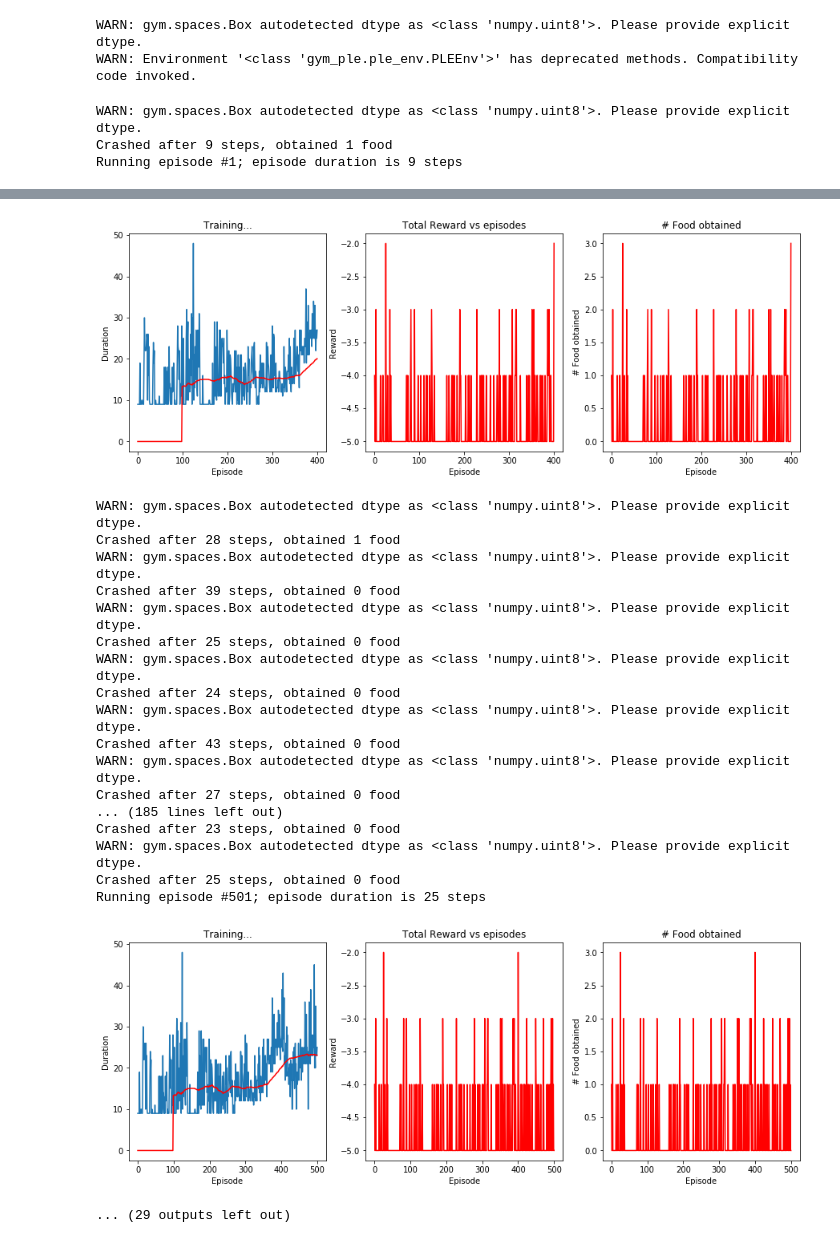
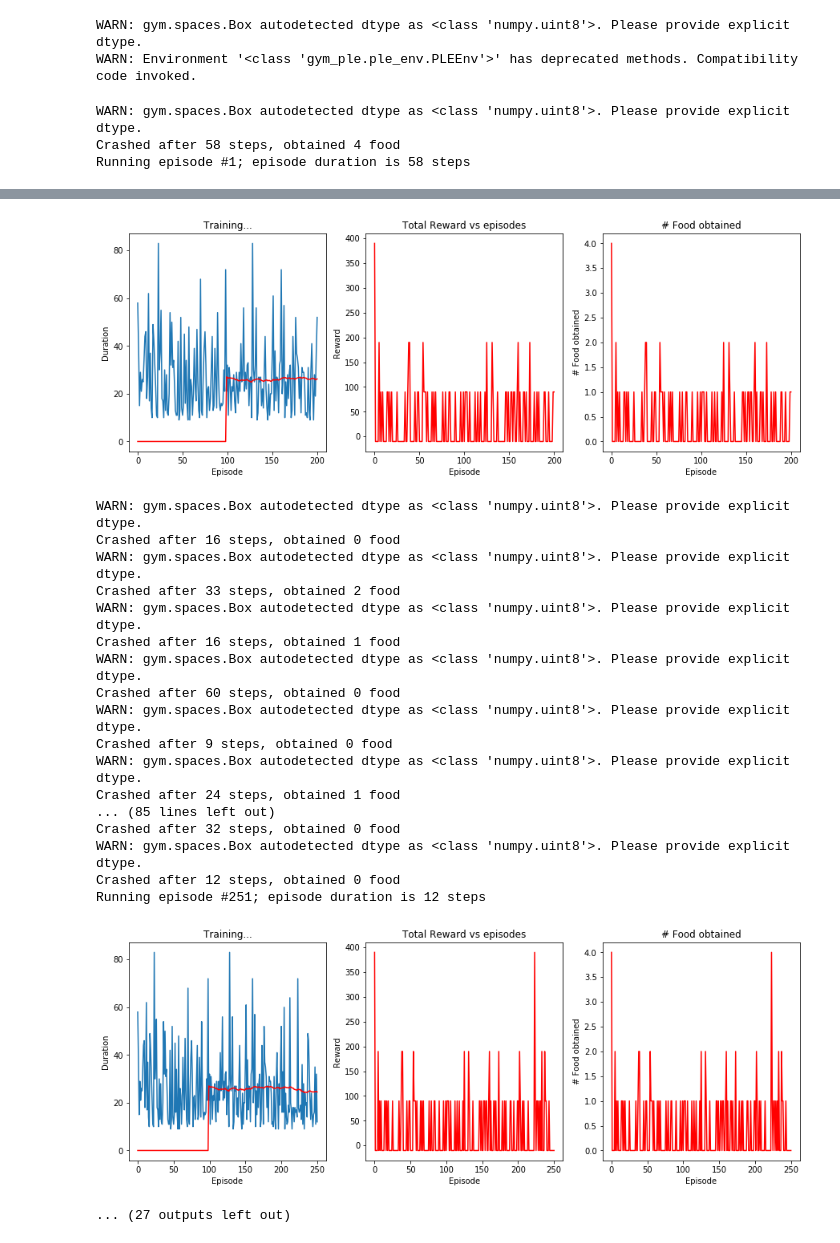
Before and after one commit to AISaturdays/Atari-DQN, a Jupyter notebook: Playground.ipynb, the cells around one changed output, grey strips where cells are left out. Saved outputs shown, nothing was run; the diff lists cells and outputs as text; code cells hidden in the pictures.

```diff
--- a/Playground.ipynb
+++ b/Playground.ipynb
@@ -45,15 +46,15 @@ env.seed(1234)
 WARN: gym.spaces.Box autodetected dtype as <class 'numpy.uint8'>. Please provide explicit dtype.
 WARN: Environment '<class 'gym_ple.ple_env.PLEEnv'>' has deprecated methods. Compatibility code invoked.
 # %%
+# declare namedtuple
 Transition = namedtuple('Transition',
                         ('prev_state', 'action', 'frame_stack', 'reward'))
 
-# Transition = namedtuple('Transition',
-#                         ('state', 'action', 'next_state', 'reward'))
-
 
 class ReplayMemory(object):
-
+    """
+    Replay Memory stores replays to be used when optimizing parameteres (experience replay)
+    """
     def __init__(self, capacity):
         self.capacity = capacity
         self.memory = []
@@ -67,6 +68,9 @@ class ReplayMemory(object):
         self.position = (self.position + 1) % self.capacity
 
     def sample(self, batch_size):
+        """
+        gets a random sample of size batch_size
+        """
         return random.sample(self.memory, batch_size)
 
     def __len__(self):
@@ -245,9 +254,9 @@ def get_screen(frame):
 # main
 from IPython.core.debugger import Tracer
 
-plot_every = 100
-print_every = 100
-num_episodes = 2000
+plot_every = 50
+print_every = 50
+num_episodes = 1000
 for i_episode in range(num_episodes):
     # Initialize the environment and state
     # get initial observation
@@ -278,22 +287,23 @@ for i_episode in range(num_episodes):
             if reward == 1:
                 food_obtained += 1
 #                 print("food obtained, now eaten %d foods" % food_obtained)
-#                 reward = 1000
+                reward = 100
 #             elif reward == 0:
 #                 # give a negative reward for each step taken
 #                 reward = 0
             elif reward == -5:
                 print('Crashed after %d steps, obtained %d food' % (t + 1, food_obtained))
                 # hits a wall
-#                 reward = -500
+                reward = -10
 
             # update current total reward
             current_reward += reward
             stack_reward += reward
 
             if not done:
-                next_state = current_screen - last_screen
-            else:
+                next_state = current_screen
+                # - last_screen
+            elif done:
                 next_state = None
                 frame_stack = None
                 break
@@ -307,21 +317,6 @@ for i_episode in range(num_episodes):
             if j == 3:
                 break
 
-
-#             # update current total reward
-#             current_reward += reward
-#             stack_reward += reward
-
-#              # Observe new state
-#             last_screen = current_screen
-#             current_screen = get_screen(next_obs)
-#             if not done:
-#                 next_state = current_screen - last_screen
-#             else:
-#                 next_state = None
-
-
-
         reward = Tensor([stack_reward])
 
 
@@ -332,6 +327,7 @@ for i_episode in range(num_episodes):
 #         Tracer()()
         if not done:
             memory.push(prev_state, action, frame_stack, reward)
+
 
         # Move to the next state
         prev_state = frame_stack
@@ -351,5 +347,5 @@ for i_episode in range(num_episodes):
 print('Complete')
 # %% [output]
 WARN: gym.spaces.Box autodetected dtype as <class 'numpy.uint8'>. Please provide explicit dtype.
-Crashed after 9 steps, obtained 1 food
-Running episode #1; episode duration is 9 steps
+Crashed after 58 steps, obtained 4 food
+Running episode #1; episode duration is 58 steps
@@ -428,23 +424,23 @@ Running episode #401; episode duration is 27 steps
-[figure, old version]
+[figure, new version]
 WARN: gym.spaces.Box autodetected dtype as <class 'numpy.uint8'>. Please provide explicit dtype.
-Crashed after 28 steps, obtained 1 food
+Crashed after 16 steps, obtained 0 food
 WARN: gym.spaces.Box autodetected dtype as <class 'numpy.uint8'>. Please provide explicit dtype.
-Crashed after 39 steps, obtained 0 food
+Crashed after 33 steps, obtained 2 food
 WARN: gym.spaces.Box autodetected dtype as <class 'numpy.uint8'>. Please provide explicit dtype.
-Crashed after 25 steps, obtained 0 food
+Crashed after 16 steps, obtained 1 food
 WARN: gym.spaces.Box autodetected dtype as <class 'numpy.uint8'>. Please provide explicit dtype.
-Crashed after 24 steps, obtained 0 food
+Crashed after 60 steps, obtained 0 food
 WARN: gym.spaces.Box autodetected dtype as <class 'numpy.uint8'>. Please provide explicit dtype.
-Crashed after 43 steps, obtained 0 food
+Crashed after 9 steps, obtained 0 food
 WARN: gym.spaces.Box autodetected dtype as <class 'numpy.uint8'>. Please provide explicit dtype.
-Crashed after 27 steps, obtained 0 food
-... (185 lines left out)
-Crashed after 23 steps, obtained 0 food
+Crashed after 24 steps, obtained 1 food
+... (85 lines left out)
+Crashed after 32 steps, obtained 0 food
 WARN: gym.spaces.Box autodetected dtype as <class 'numpy.uint8'>. Please provide explicit dtype.
-Crashed after 25 steps, obtained 0 food
-Running episode #501; episode duration is 25 steps
+Crashed after 12 steps, obtained 0 food
+Running episode #251; episode duration is 12 steps
-[figure, old version]
+[figure, new version]
-... (29 outputs left out)
+... (27 outputs left out)
 # %%
 env.close()
 # reset gym env
```
Also changed, not shown: parts of 9 cells of this notebook, 5 other files.
